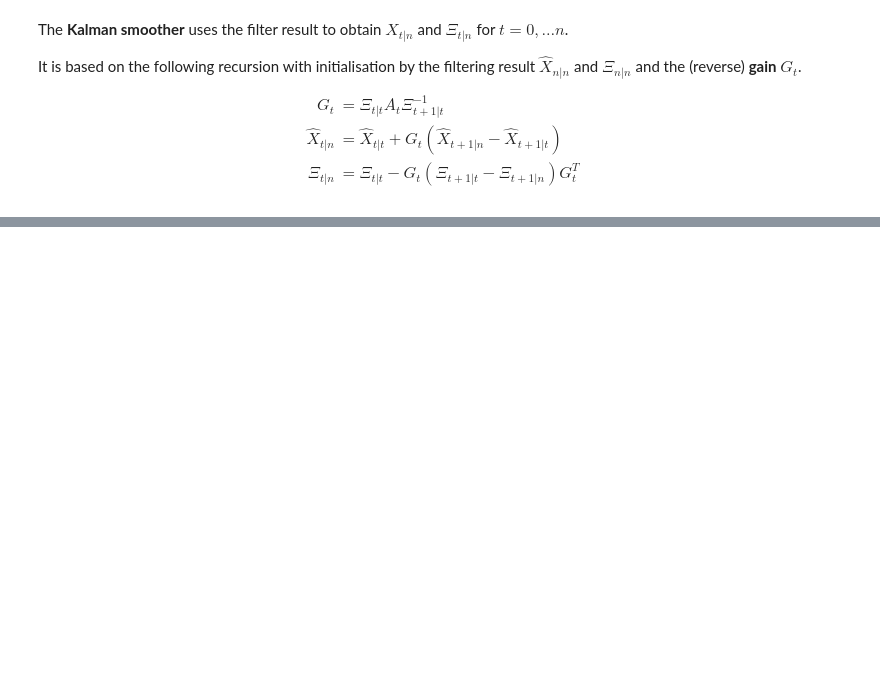
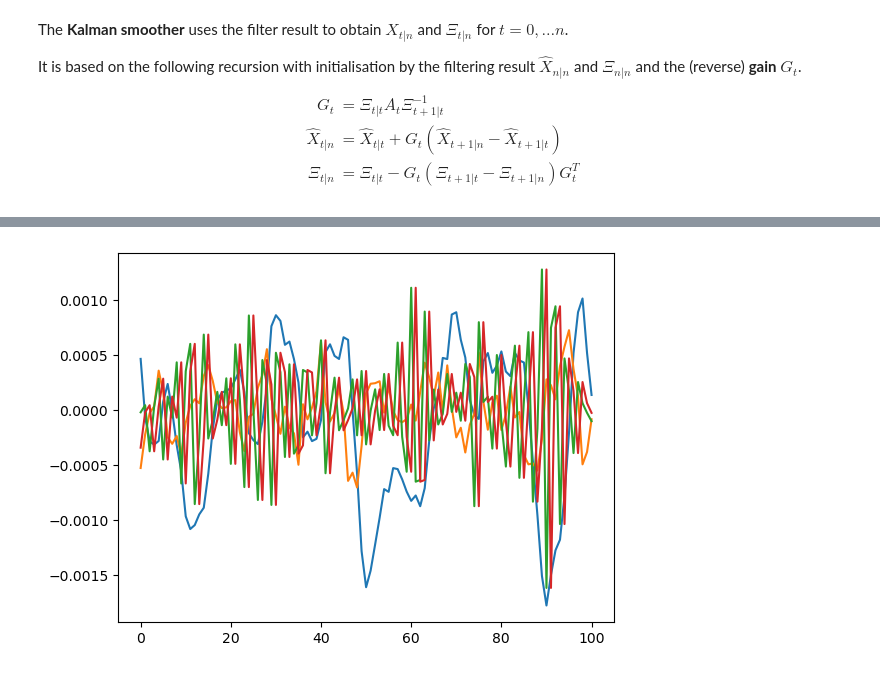
Before and after one commit to stefanheyder/isssm, a Jupyter notebook: nbs/10_kalman_filter_smoother.ipynb, the cells around one changed output, grey strips where cells are left out. Drawn from its saved outputs; the diff is of its cells as text; code cells hidden in the pictures; blank space fills up the shorter version.

```diff
--- a/nbs/10_kalman_filter_smoother.ipynb
+++ b/nbs/10_kalman_filter_smoother.ipynb
@@ -522,15 +254,0 @@ npt.assert_allclose(vGrammian(cu_Xi_smooth), Xi_smooth)
-# %%
-#| hide
-#| eval: false
-# profiling
-from jax.profiler import trace
-from jax import jit
-
-with trace("/tmp/jax_trace/issm/sqrt_kalman"):
-    cx_filt, cu_Xi_filt, cx_pred, cu_Xi_pred, G, cu_H = sqrt_kalman(y, x0, cu_Sigma, cu_Omega, A, B)
-    cx_filt.block_until_ready()
-
-
-with trace("/tmp/jax_trace/issm/sqrt_smoother"):
-    cx_smooth, cu_Xi_smooth = sqrt_smoother(cx_filt, cu_Xi_filt, cx_pred, cu_Xi_pred, G, cu_H)
-    cx_smooth.block_until_ready()
@@ -537,3 +347,13 @@ with trace("/tmp/jax_trace/issm/sqrt_smoother"):
+# %%
+#| hide
+# sanity check: do marginal mean of simulation coincide with Kalman smoother?
+key, subkey = jrn.split(key)
+X_sim = simulate_smoothed_FW1994(x_filt, Xi_filt, Xi_pred, glssm_model.A, 1e6, subkey)
+
+plt.plot(X_sim.mean(axis = 0) - x_smooth)
+plt.show()
+# %% [output]
+[figure, added]
 # %%
 #| hide
 import nbdev; nbdev.nbdev_export()
```
Also changed, not shown: parts of 27 cells of this notebook, 12 other files.
